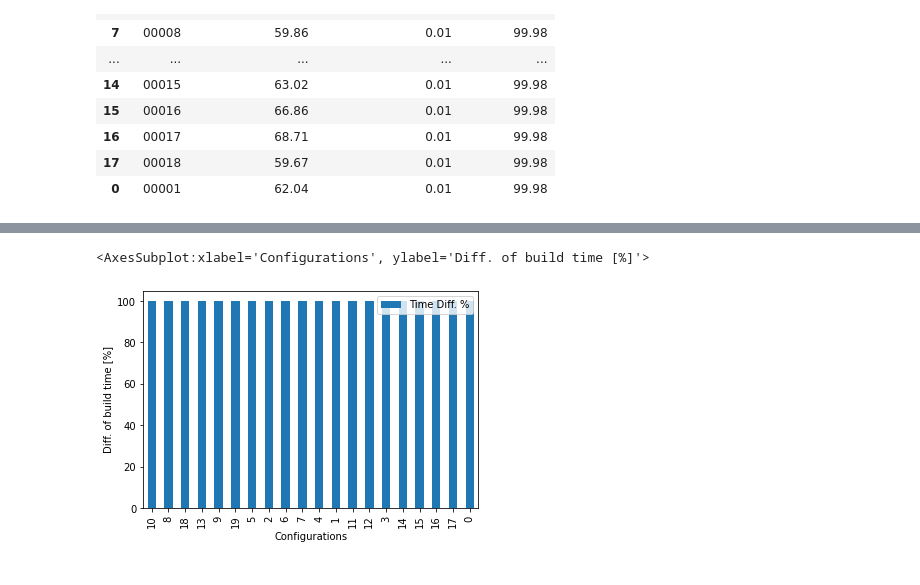
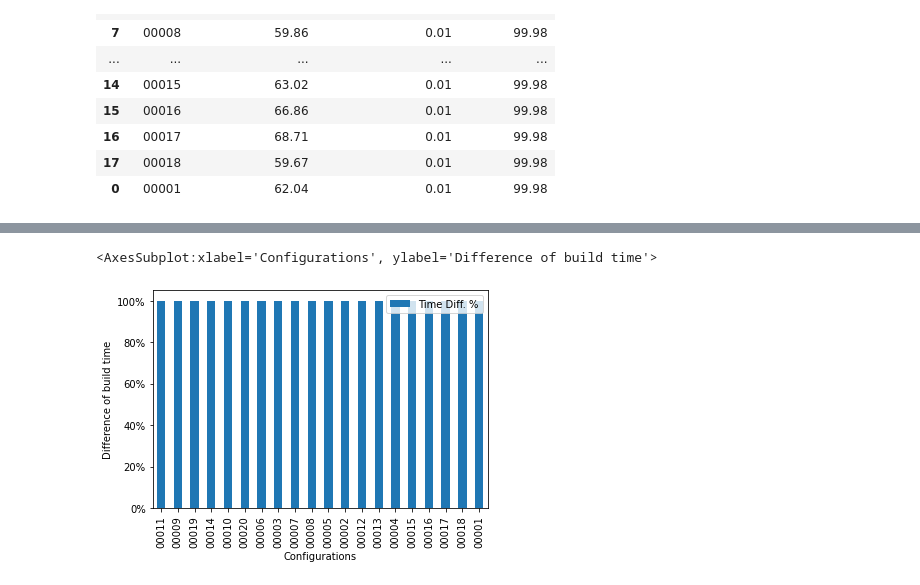
Before and after one commit to ternava/Incremental-build, a Jupyter notebook: notebooks/compare_build_time.ipynb, the cells around one changed output, grey strips where cells are left out. Saved outputs shown, nothing was run; the diff lists cells and outputs as text; code cells hidden in the pictures.

Commit message:
Finding the order and the difference between clean and incremental build

```diff
--- a/notebooks/compare_build_time.ipynb
+++ b/notebooks/compare_build_time.ipynb
@@ -62,8 +62,11 @@ df4
 | 0 | 00001 | 62.04 | 0.01 | 99.98 |
 # %%
 # Extracting only the first and last 5 extreme differences in build time
-df5 = df4[: 5]
-df6 = df4[-5:]
-df7 = df5.append(df6)
-df7
+#df5 = df4[: 5]
+#df6 = df4[-5:]
+#df7 = df5.append(df6)
+#df7
+
+df5 = df4.set_index(["Branch"])
+df5
 # %% [output]
@@ -81,16 +91,22 @@ df7
 # %%
 # Visualized the minimum, maxium, and average incremental build time for all configurations
 import matplotlib.pyplot as plt
+import matplotlib.ticker as mtick
 
-ib_plot = df4[["Branch", "Time Diff. %"]].plot(kind='bar')
+
+ib_plot = df5[["Time Diff. %"]].plot(kind='bar')
+
 
 ib_plot.set_xlabel("Configurations")
-ib_plot.set_ylabel("Diff. of build time [%]")
+ib_plot.set_ylabel("Difference of build time")
+
+ib_plot.yaxis.set_major_formatter(mtick.PercentFormatter())
+ib_plot.xaxis.tick_bottom()
 
 #ib_plot.tight_layout(pad=1.0)
 plt.savefig("./figures/fig03.pdf", bbox_inches = 'tight', pad_inches = 0)
 
 ib_plot
 # %% [output]
-<AxesSubplot:xlabel='Configurations', ylabel='Diff. of build time [%]'>
+<AxesSubplot:xlabel='Configurations', ylabel='Difference of build time'>
-[figure, old version]
+[figure, new version]
```
Also changed, not shown: parts of 3 cells of this notebook, 6 other files.
